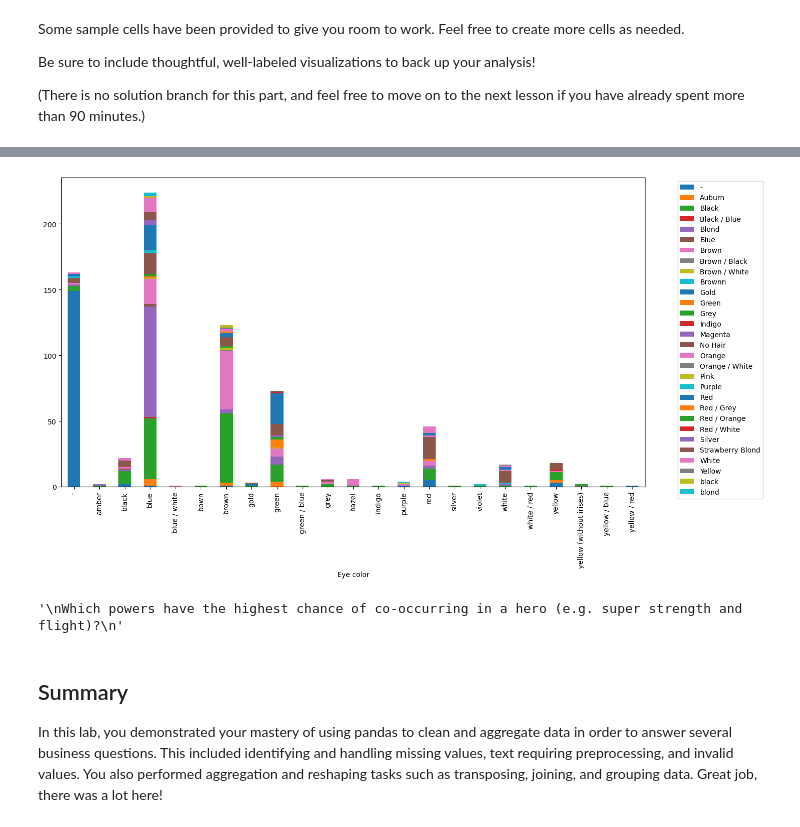
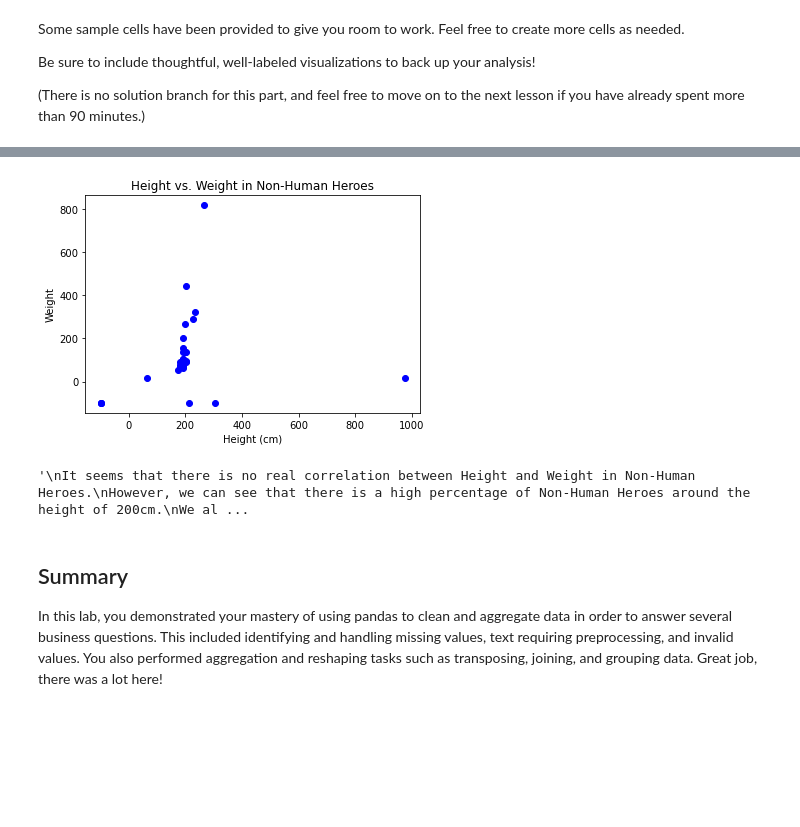
Before and after one commit to morgannash1/dsc-pandas-data-cleaning-lab, a Jupyter notebook: index.ipynb, the cells around one changed output, grey strips where cells are left out. Drawn from its saved outputs; the diff is of its cells as text; code cells hidden in the pictures; blank space fills up the shorter version.

```diff
--- a/index.ipynb
+++ b/index.ipynb
@@ -966,16 +1022,22 @@ yellow / red                            0      0       0      0      0
-# %%
-contingency_table.plot(kind='bar', stacked=True, figsize=(15,8))
-plt.legend(bbox_to_anchor=(1.05, 1), loc='upper left')
-plt.show()
-# %% [output]
-[figure, removed]
-# %%
-# Replace None with appropriate text:
-"""
-Which powers have the highest chance of co-occurring in a hero (e.g. super strength and flight)?
-"""
-# %% [output]
-'\nWhich powers have the highest chance of co-occurring in a hero (e.g. super strength and flight)?\n'
+# %%
+fig, ax = plt.subplots()
+ax.scatter(x= never_human_heroes_df2['Height'], y= never_human_heroes_df2['Weight'], c= 'blue')
+
+ax.set_title('Height vs. Weight in Non-Human Heroes')
+ax.set_xlabel("Height (cm)")
+ax.set_ylabel('Weight')
+
+plt.show()
+# %% [output]
+[figure, added]
+# %%
+"""
+It seems that there is no real correlation between Height and Weight in Non-Human Heroes.
+However, we can see that there is a high percentage of Non-Human Heroes around the height of 200cm.
+We also notice there must be 1 hero with a placeholder height/weight as there is 1 mark below 0.
+"""
+# %% [output]
+'\nIt seems that there is no real correlation between Height and Weight in Non-Human Heroes.\nHowever, we can see that there is a high percentage of Non-Human Heroes around the height of 200cm.\nWe al ...
 # %% [markdown]
 ## Summary
 
```
Also changed, not shown: parts of 21 cells of this notebook.
